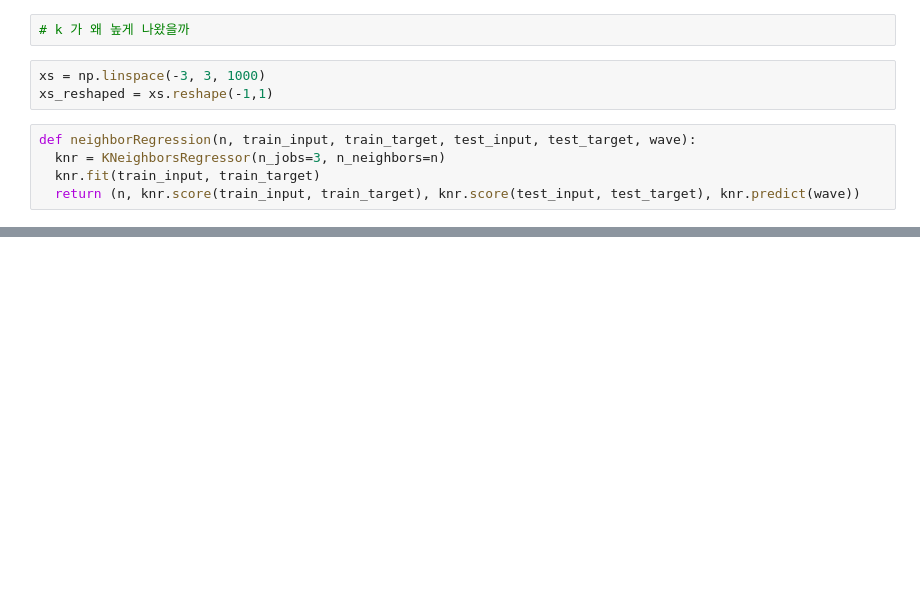
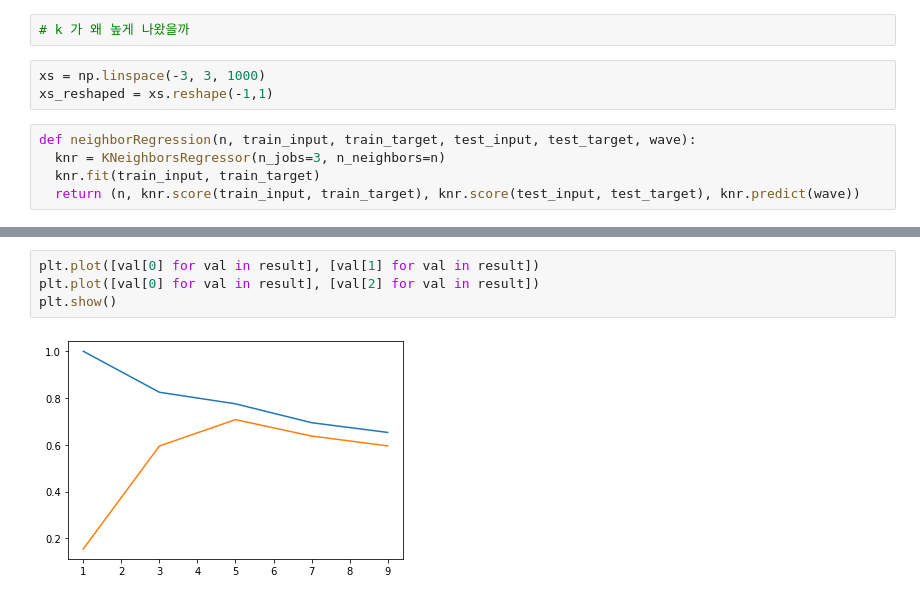
Before and after one commit to stories2/Kangnam_ML, a Jupyter notebook: HW5.ipynb, the cells around one changed output, grey strips where cells are left out. Drawn from its saved outputs; the diff is of its cells as text; blank space fills up the shorter version.

```diff
--- a/HW5.ipynb
+++ b/HW5.ipynb
@@ -99,0 +103,6 @@ plt.show()
+# %%
+plt.plot([val[0] for val in result], [val[1] for val in result])
+plt.plot([val[0] for val in result], [val[2] for val in result])
+plt.show()
+# %% [output]
+[figure, added]
```
Also changed, not shown: parts of 8 cells of this notebook.
